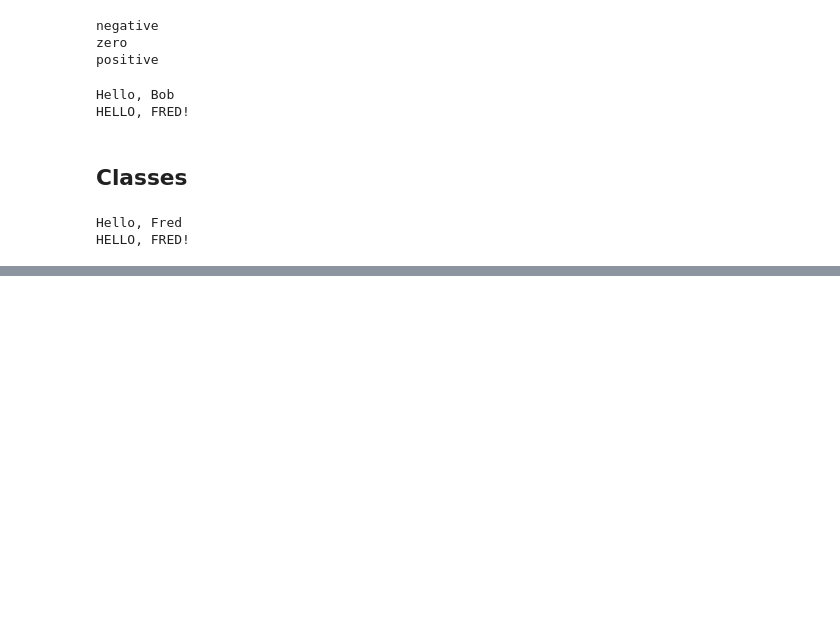
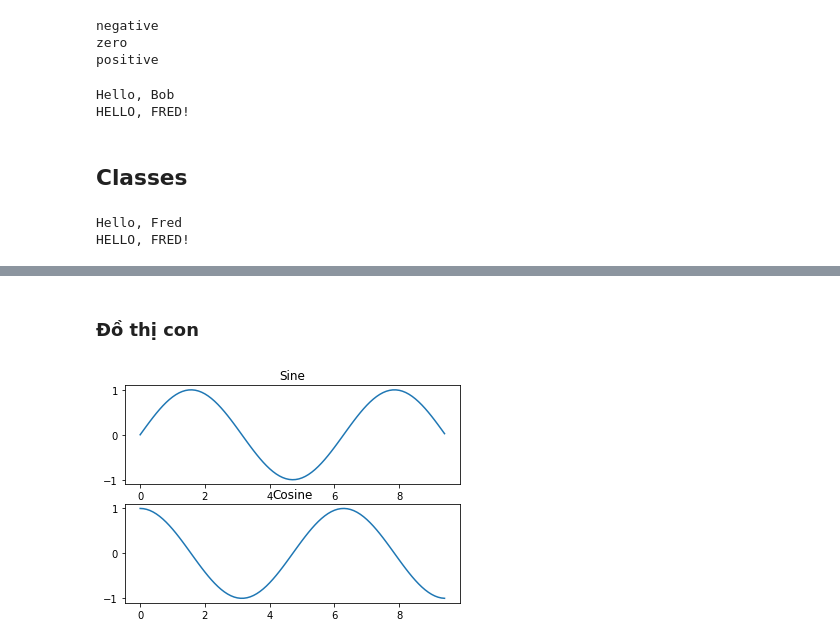
Before and after one commit to behitek/blog_resources, a Jupyter notebook: python-tutorial/python_tutorial.ipynb, the cells around one changed output, grey strips where cells are left out. Cells and saved outputs as stored; diff of their text form; code cells hidden in the pictures; blank space fills up the shorter version.

```diff
--- a/python-tutorial/python_tutorial.ipynb
+++ b/python-tutorial/python_tutorial.ipynb
@@ -356,0 +934,29 @@ HELLO, FRED!
+# %% [markdown]
+### Đồ thị con
+# %%
+import numpy as np
+import matplotlib.pyplot as plt
+
+# Tính toán x và y để lấy 1 số cặp điểm trên đồ thị hình sin và cosin
+x = np.arange(0, 3 * np.pi, 0.1)
+y_sin = np.sin(x)
+y_cos = np.cos(x)
+
+# Thiết lập lưới các đồ thị chia làm 2 đồ thị con theo chiều cao.
+# và set đồ thị con đầu tiên active.
+# active nghĩa là bảo code rằng tao đang làm việc với nó.
+plt.subplot(2, 1, 1)
+
+# Vẽ đồ thị đầu tiên
+plt.plot(x, y_sin)
+plt.title('Sine')
+
+# Set đồ thị thứ 2 active, và vẽ.
+plt.subplot(2, 1, 2)
+plt.plot(x, y_cos)
+plt.title('Cosine')
+
+# Hiển thị.
+plt.show()
+# %% [output]
+[figure, added]
```
Also changed, not shown: parts of 37 cells of this notebook.
